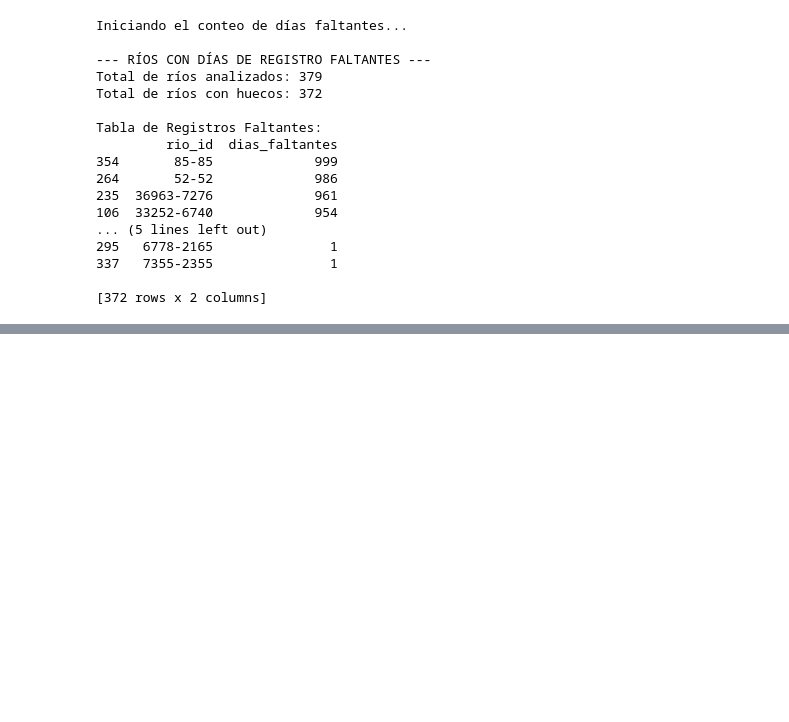
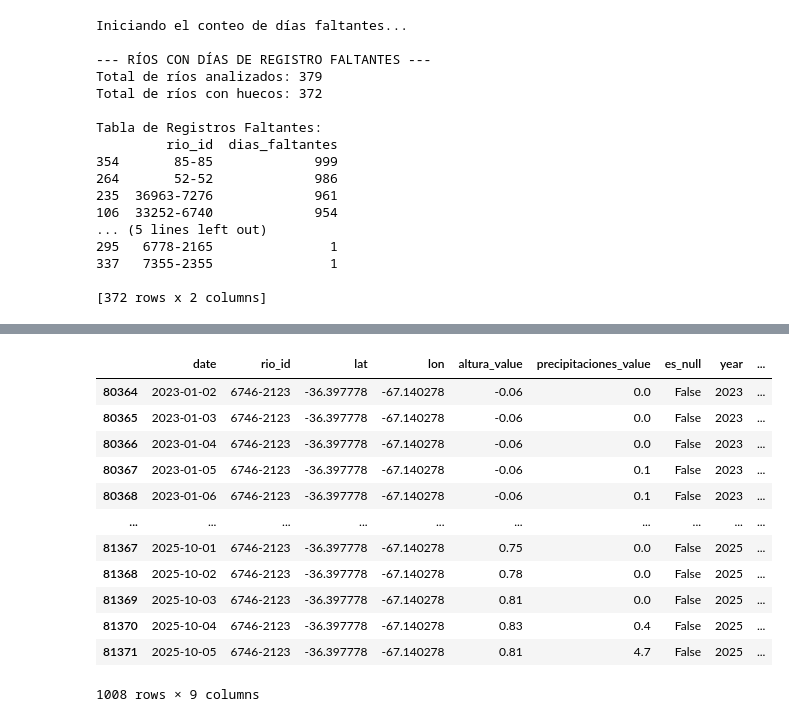
Before and after one commit to NicoBatti/sirena_batti_pruebas, a Jupyter notebook: crear_csv.ipynb, the cells around one changed output, grey strips where cells are left out. Drawn from its saved outputs; the diff is of its cells as text; code cells hidden in the pictures; blank space fills up the shorter version.

```diff
--- a/crear_csv.ipynb
+++ b/crear_csv.ipynb
@@ -754,0 +778,10 @@ Tabla de Registros Faltantes:
+# %%
+import pandas as pd
+
+df_filtrado = df[df['rio_id'] == "6746-2123"].copy()
+
+lista = df_filtrado.to_dict('records')
+
+df_filtrado.to_csv('registros_rio_6746.csv', index=False)
+
+print("Bucle (filtrado) terminado correctamente!")
@@ -754,0 +806,24 @@ Tabla de Registros Faltantes:
+# %%
+df_filtrado["date"] = pd.to_datetime(df_filtrado["date"])
+
+df_filtrado = df_filtrado.sort_values(by="date")
+
+
+df_filtrado['altura_7_dias'] = df_filtrado['altura_value'].shift(periods=-7)
+
+
+df_filtrado
+# %% [output]
+|  | date | rio_id | lat | lon | altura_value | precipitaciones_value | es_null | year | ... |
+| 80364 | 2023-01-02 | 6746-2123 | -36.397778 | -67.140278 | -0.06 | 0.0 | False | 2023 | ... |
+| 80365 | 2023-01-03 | 6746-2123 | -36.397778 | -67.140278 | -0.06 | 0.0 | False | 2023 | ... |
+| 80366 | 2023-01-04 | 6746-2123 | -36.397778 | -67.140278 | -0.06 | 0.0 | False | 2023 | ... |
+| 80367 | 2023-01-05 | 6746-2123 | -36.397778 | -67.140278 | -0.06 | 0.1 | False | 2023 | ... |
+| 80368 | 2023-01-06 | 6746-2123 | -36.397778 | -67.140278 | -0.06 | 0.1 | False | 2023 | ... |
+| ... | ... | ... | ... | ... | ... | ... | ... | ... | ... |
+| 81367 | 2025-10-01 | 6746-2123 | -36.397778 | -67.140278 | 0.75 | 0.0 | False | 2025 | ... |
+| 81368 | 2025-10-02 | 6746-2123 | -36.397778 | -67.140278 | 0.78 | 0.0 | False | 2025 | ... |
+| 81369 | 2025-10-03 | 6746-2123 | -36.397778 | -67.140278 | 0.81 | 0.0 | False | 2025 | ... |
+| 81370 | 2025-10-04 | 6746-2123 | -36.397778 | -67.140278 | 0.83 | 0.4 | False | 2025 | ... |
+| 81371 | 2025-10-05 | 6746-2123 | -36.397778 | -67.140278 | 0.81 | 4.7 | False | 2025 | ... |
+1008 rows × 9 columns
```
Also changed, not shown: parts of 13 cells of this notebook.
